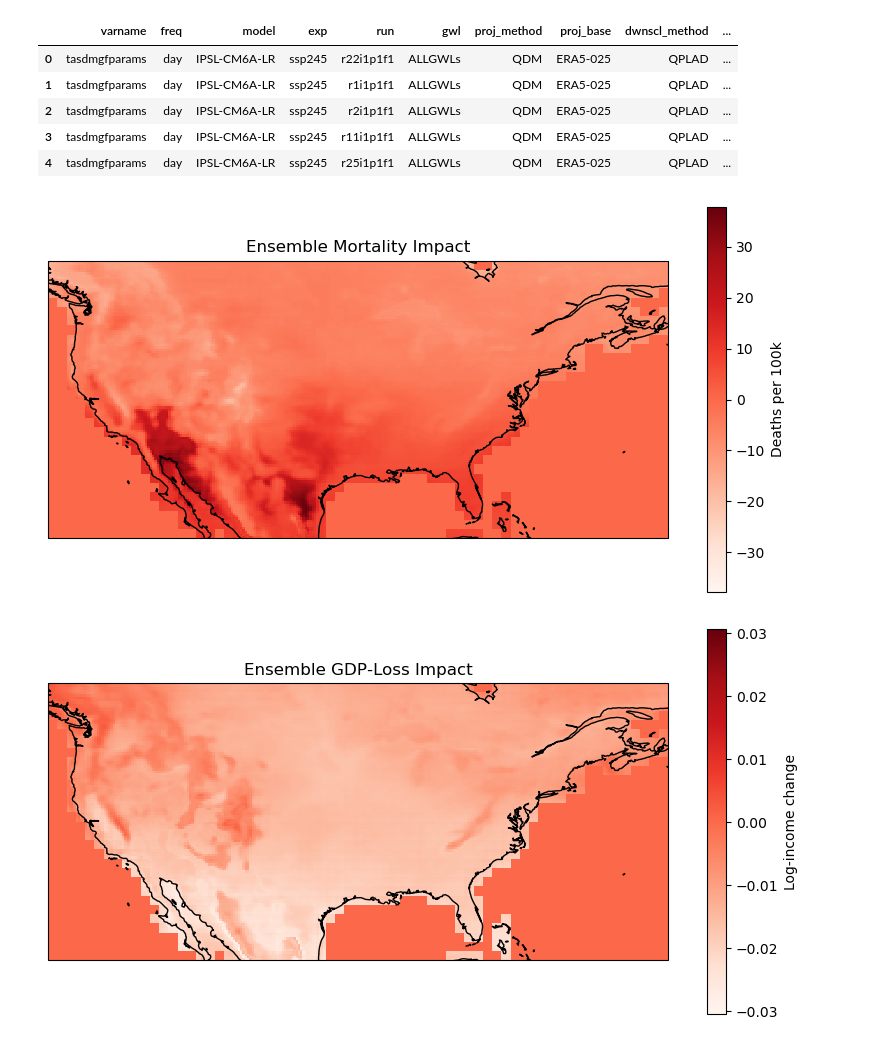
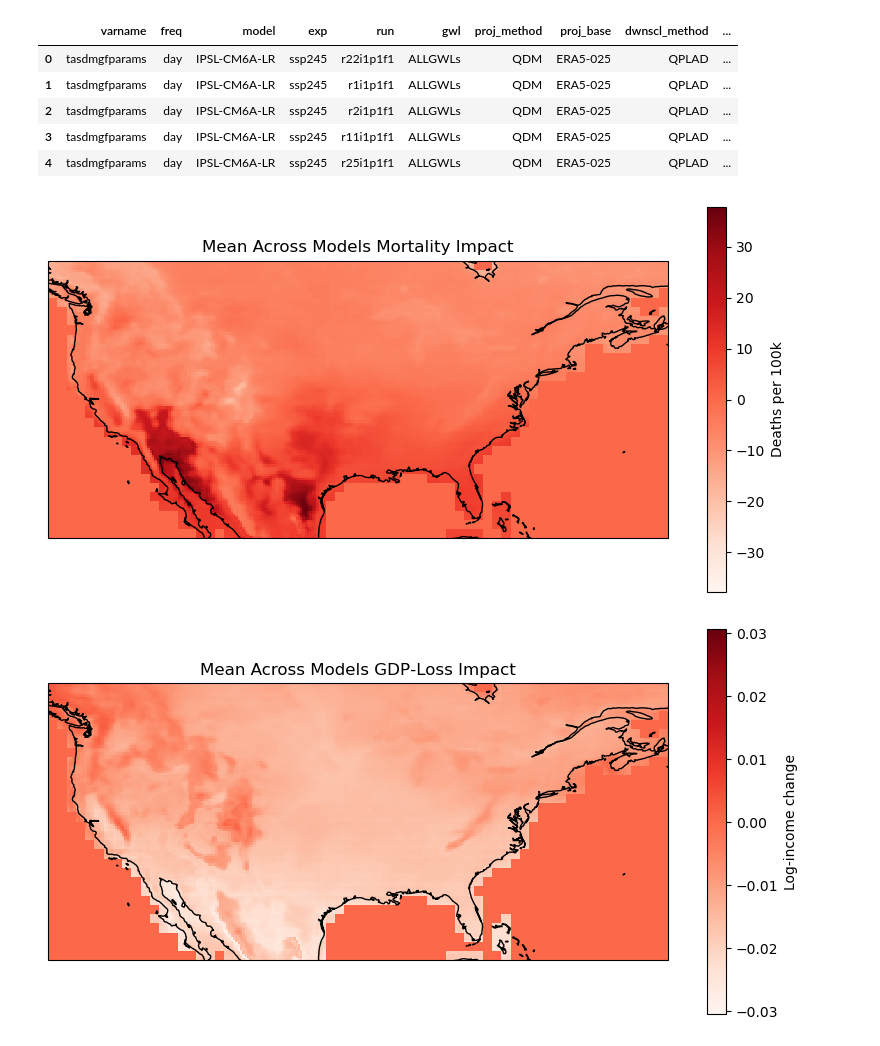
Before and after one commit to econwiz/summeraliaclimate, a Jupyter notebook: code/updated_dmgf_bins.ipynb, the cells around one changed output. Drawn from its saved outputs; the diff is of its cells as text; code cells hidden in the pictures.

```diff
--- a/code/updated_dmgf_bins.ipynb
+++ b/code/updated_dmgf_bins.ipynb
@@ -27,7 +27,7 @@ df = df_paths.query("varname == 'tasdmgfparams' and gwl == 'ALLGWLs'").copy()
 rebin impact data to match the structure of the hists_all() bin structure
 '''
 
-def rebin_temp_data_mortalty(da):
+def rebin_temp_data_mortality(da):
 
     #creates new edges of the bins from >10, 10-100, <100, in intervals of 10F. Then, calculate the midpoints of the bins
     edges_F = np.concatenate(([-np.inf], np.arange(10, 100, 10), [np.inf]))
@@ -102,26 +104,30 @@ for i, row in df.iterrows():
     gdp_map = (diff * gdp_coef_fine).sum(dim='bin_f')
     gdp_impact_list.append(gdp_map)
 # %%
+#takes 2D array created from mort_impact_list into 3-D with new dimension model, assigns labels for each model.
+#ensemble_mort finds the mean of the mortality in each bin across all models.
 mort_all = xr.concat(mort_impact_list, dim='model')
 mort_all = mort_all.assign_coords(model=model_labels)
 ensemble_mort = mort_all.mean(dim='model')
 
+#same for GDP
 gdp_all = xr.concat(gdp_impact_list, dim='model')
 gdp_all = gdp_all.assign_coords(model=model_labels)
 ensemble_gdp = gdp_all.mean(dim='model')
 
+#plot the maps of the data
 def plot_map(data, title, cbar_label):
 
     fig = plt.figure(figsize=(10, 5))
     ax = plt.axes(projection=ccrs.PlateCarree())
     data.plot(ax=ax, cmap='Reds', cbar_kwargs={'label': cbar_label})
     ax.coastlines()
     ax.set_title(title)
     plt.show()
 
 
-plot_map(ensemble_mort, "Ensemble Mortality Impact", "Deaths per 100k")
-plot_map(ensemble_gdp, "Ensemble GDP‐Loss Impact", "Log‐income change")
+plot_map(ensemble_mort, "Mean Across Models Mortality Impact", "Deaths per 100k")
+plot_map(ensemble_gdp, "Mean Across Models GDP‐Loss Impact", "Log‐income change")
 # %% [output]
-[figure, old version]
+[figure, new version]
-[figure, old version]
+[figure, new version]
```
Also changed, not shown: parts of 1 cell of this notebook.
